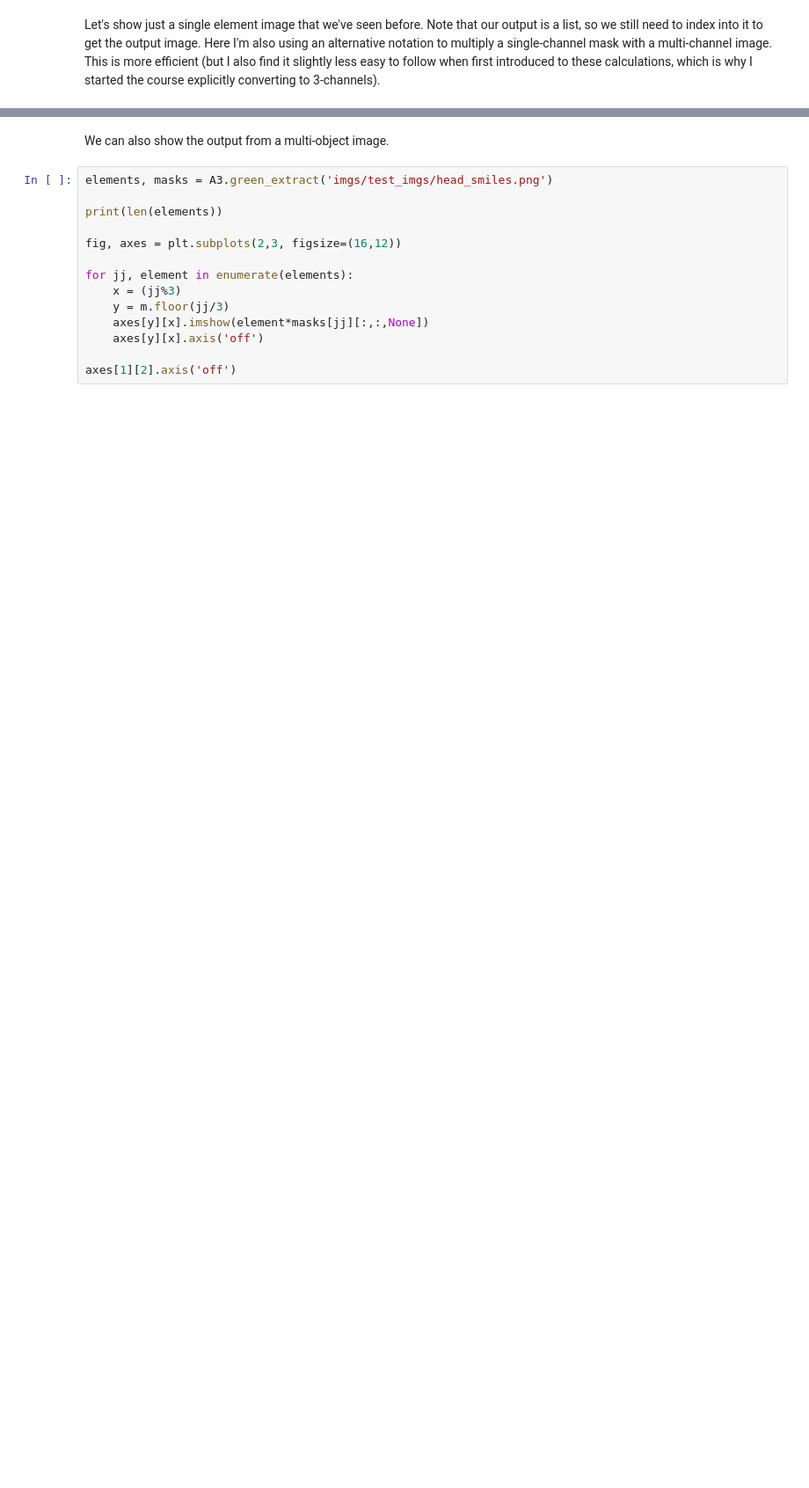
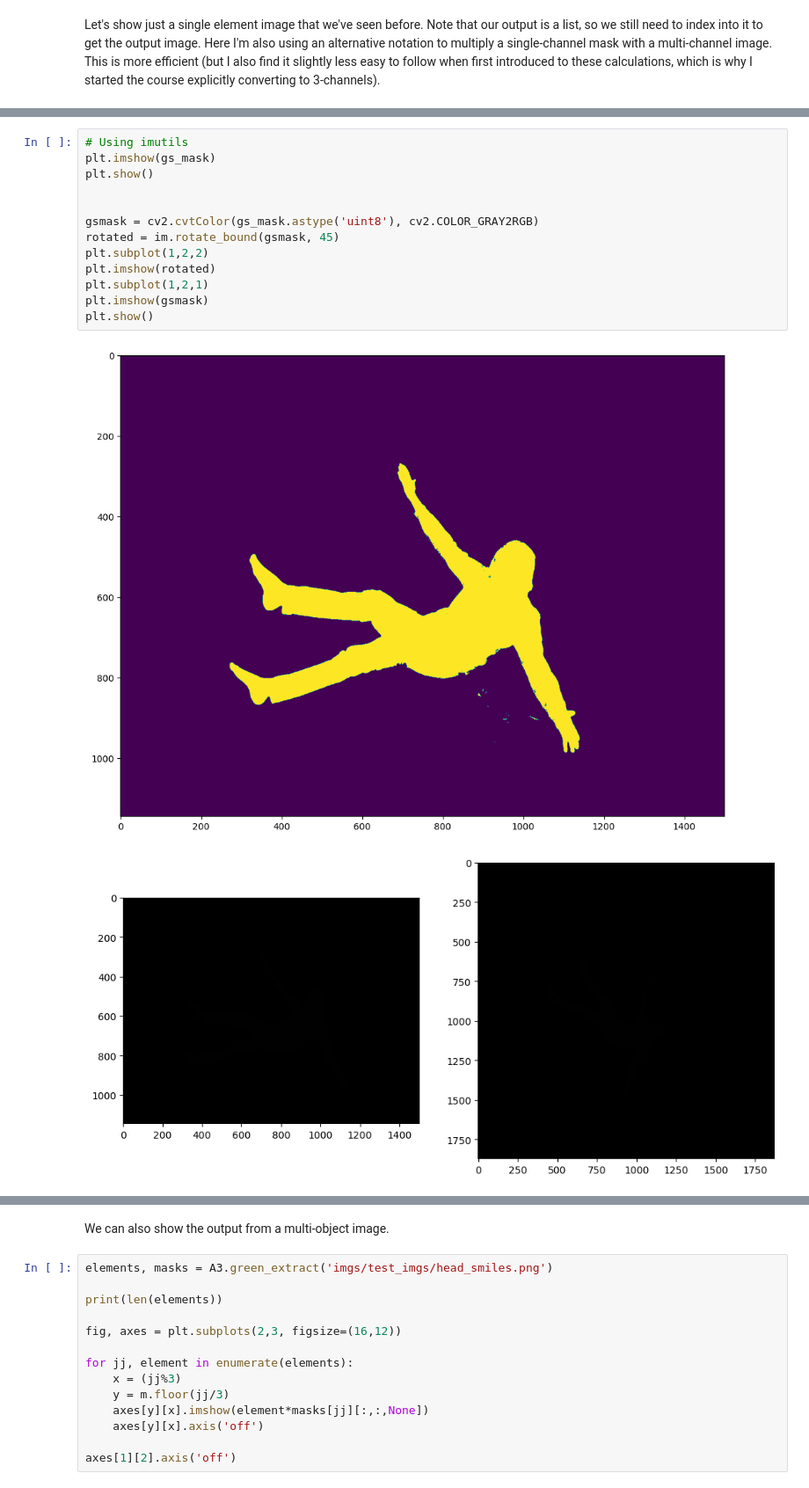
Before and after one commit to chrjohnson26/CS153, a Jupyter notebook: src/Assignment 3/Assignment 3 Demo.ipynb, the cells around one changed output, grey strips where cells are left out. Shown at 88% size. Cells and saved outputs as stored; diff of their text form; blank space fills up the shorter version.

```diff
--- a/src/Assignment 3/Assignment 3 Demo.ipynb
+++ b/src/Assignment 3/Assignment 3 Demo.ipynb
@@ -34,0 +84,16 @@ Let's show just a single element image that we've seen before. Note that our out
+# %%
+# Using imutils
+plt.imshow(gs_mask)
+plt.show()
+
+
+gsmask = cv2.cvtColor(gs_mask.astype('uint8'), cv2.COLOR_GRAY2RGB)
+rotated = im.rotate_bound(gsmask, 45)
+plt.subplot(1,2,2)
+plt.imshow(rotated)
+plt.subplot(1,2,1)
+plt.imshow(gsmask)
+plt.show()
+# %% [output]
+[figure, added]
+[figure, added]
```
Also changed, not shown: parts of 14 cells of this notebook, 1 other file.
